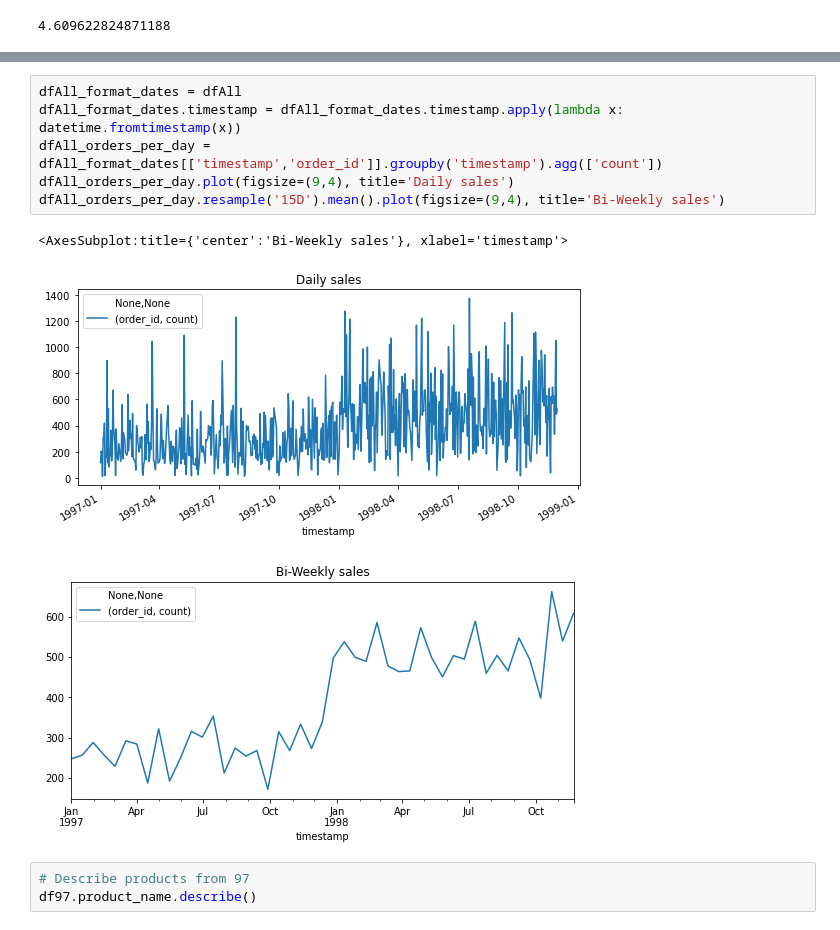
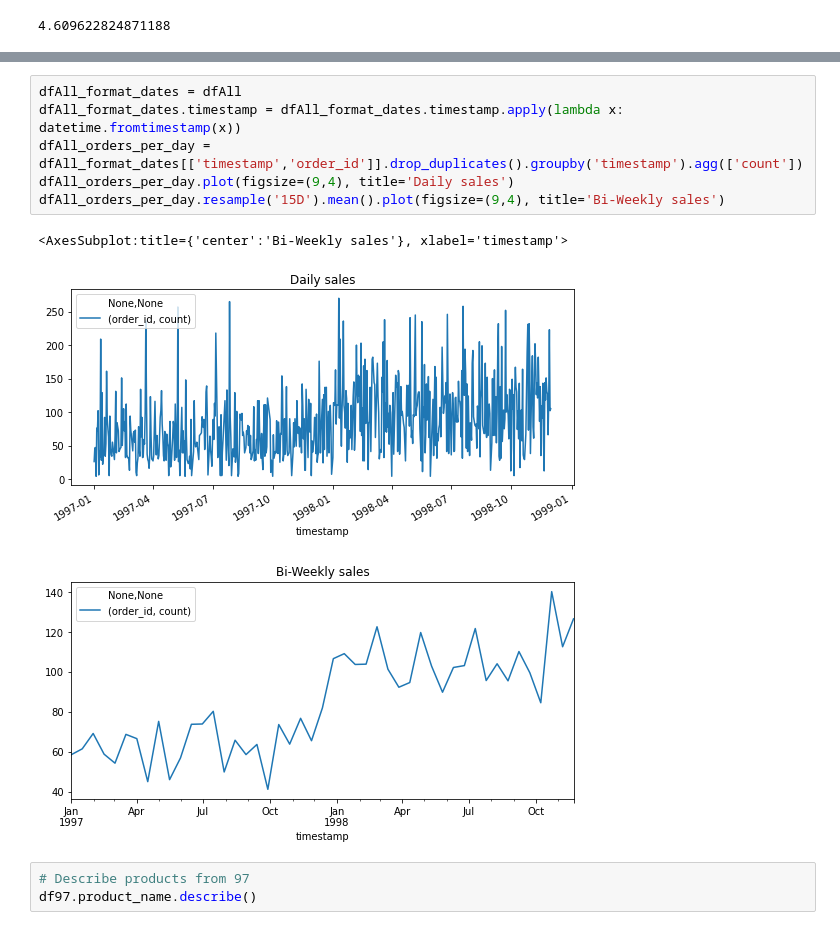
Before and after one commit to Hildorien/TemporalGeneralizedRules, a Jupyter notebook: foodmart_profile.ipynb, the cells around one changed output, grey strips where cells are left out. Drawn from its saved outputs; the diff is of its cells as text.

```diff
--- a/foodmart_profile.ipynb
+++ b/foodmart_profile.ipynb
@@ -97,13 +97,13 @@ df98_orders_per_day.resample('15D').mean().plot(figsize=(9,4), title='Bi-Weekly
 # %%
 dfAll_format_dates = dfAll
 dfAll_format_dates.timestamp = dfAll_format_dates.timestamp.apply(lambda x: datetime.fromtimestamp(x))
-dfAll_orders_per_day = dfAll_format_dates[['timestamp','order_id']].groupby('timestamp').agg(['count'])
+dfAll_orders_per_day = dfAll_format_dates[['timestamp','order_id']].drop_duplicates().groupby('timestamp').agg(['count'])
 dfAll_orders_per_day.plot(figsize=(9,4), title='Daily sales')
 dfAll_orders_per_day.resample('15D').mean().plot(figsize=(9,4), title='Bi-Weekly sales')
 # %% [output]
 <AxesSubplot:title={'center':'Bi-Weekly sales'}, xlabel='timestamp'>
-[figure, old version]
+[figure, new version]
-[figure, old version]
+[figure, new version]
 # %%
 # Describe products from 97
 df97.product_name.describe()
```
Also changed, not shown: parts of 5 cells of this notebook.
